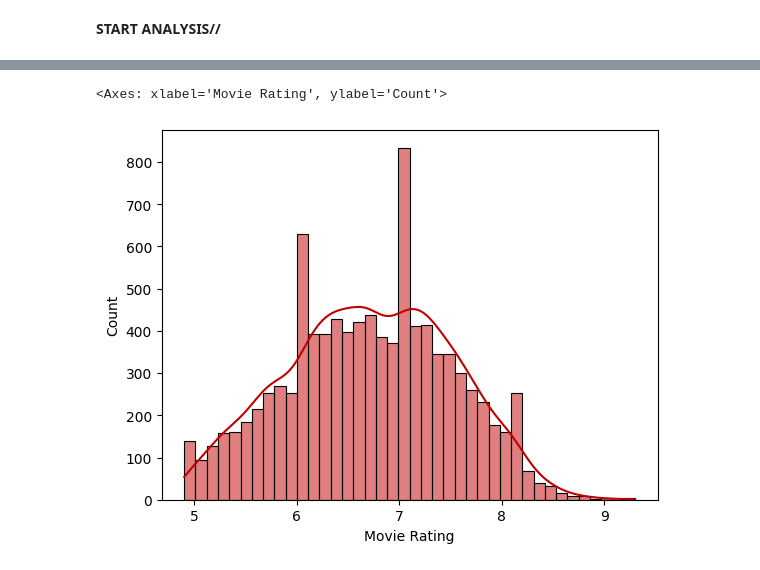
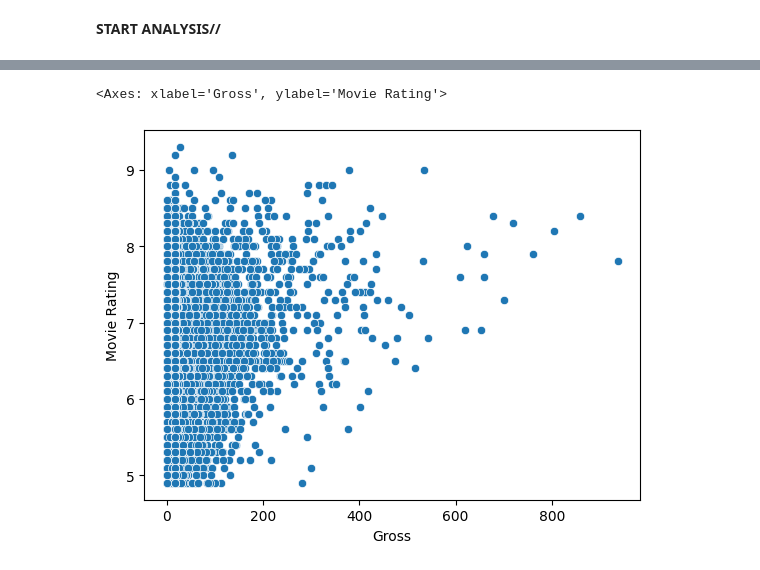
Before and after one commit to trizyx/IMDB-Data-analysis, a Jupyter notebook: Untitled3.ipynb, the cells around one changed output, grey strips where cells are left out. Saved outputs shown, nothing was run; the diff lists cells and outputs as text; code cells hidden in the pictures.

```diff
--- a/Untitled3.ipynb
+++ b/Untitled3.ipynb
@@ -68,6 +68,7 @@ df = df.dropna(subset=['Certification'])
 # %%
 df['MetaScore'].fillna(df['MetaScore'].mean(), inplace=True)
 df['Gross'].fillna(df['Gross'].median(), inplace=True)
+df['Gross'] = df['Gross'] / 1000000 # CAUSE OF BIG VALUES WE`LL USE GROSS COUNTING IN $mln
 # %%
 df.isna().sum()
 # %% [output]
@@ -90,5 +99,5 @@ dtype: int64
 # %%
-sns.histplot(data = df['Movie Rating'], color="#c10000", kde=True)
+sns.scatterplot(data=df, x="Gross", y="Movie Rating")
 # %% [output]
-<Axes: xlabel='Movie Rating', ylabel='Count'>
+<Axes: xlabel='Gross', ylabel='Movie Rating'>
-[figure, old version]
+[figure, new version]
```
Also changed, not shown: parts of 1 cell of this notebook.
